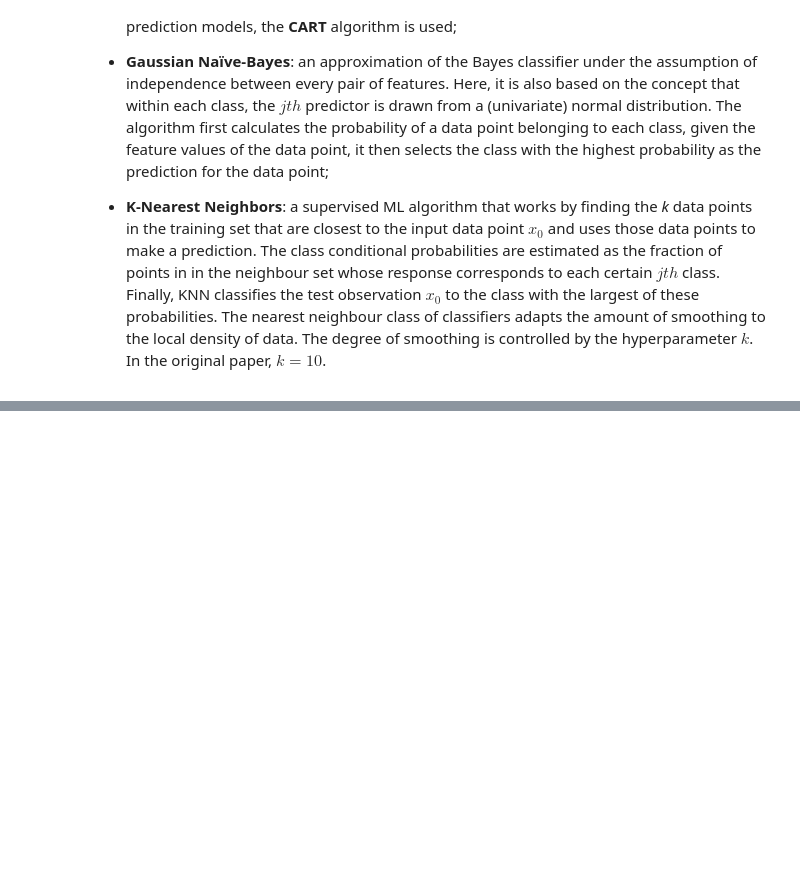
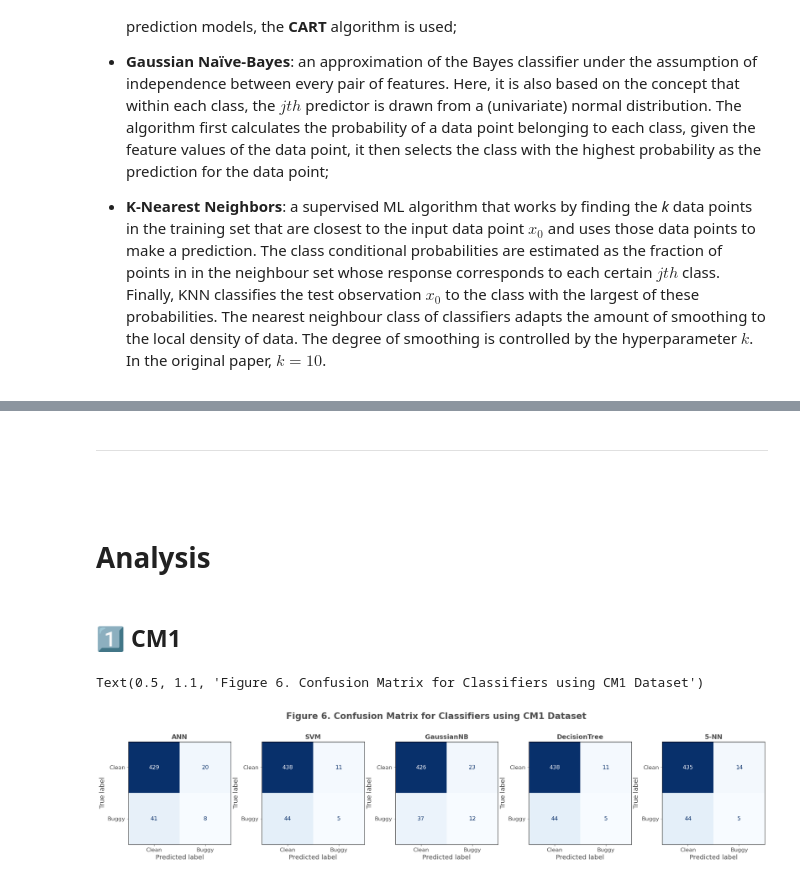
Before and after one commit to zurlog/MLDS_PR104, a Jupyter notebook: scripts/pr104.ipynb, the cells around one changed output, grey strips where cells are left out. Cells and saved outputs as stored; diff of their text form; code cells hidden in the pictures; blank space fills up the shorter version.

Commit message:
Major Fixes & Additions
New Sections with the analysis and results presentation

```diff
--- a/scripts/pr104.ipynb
+++ b/scripts/pr104.ipynb
@@ -467,0 +377,21 @@ plt.legend(loc='lower right', markerscale=9, prop={'size': 9})
+# %% [markdown]
+***
+# %% [markdown]
+<br>
+# %% [markdown]
+# Analysis <a class='anchor' id='analysis'></a>
+# %% [markdown]
+## 1️⃣  CM1 <a class='anchor' id='cm1'></a>
+# %%
+models_list = [{'model': ann_cv, 'n_iter':150, 'solver':'lbfgs'},
+               {"model": svm_cv, "n_iter":150, 'probability':True},
+               {"model": nbayes_cv},
+               {'model': tree_cv},
+               {"model": knn_cv, "weights":"distance"}]
+
+cm1_res = compare_classifiers(cm1_mc, models_list, 'cm1_results')
+plt.suptitle('Figure 6. Confusion Matrix for Classifiers using CM1 Dataset',
+               fontsize=19, fontweight='bold', y=1.1)
+# %% [output]
+Text(0.5, 1.1, 'Figure 6. Confusion Matrix for Classifiers using CM1 Dataset')
+[figure, added]
```
Also changed, not shown: parts of 60 cells of this notebook, 39 other files.
